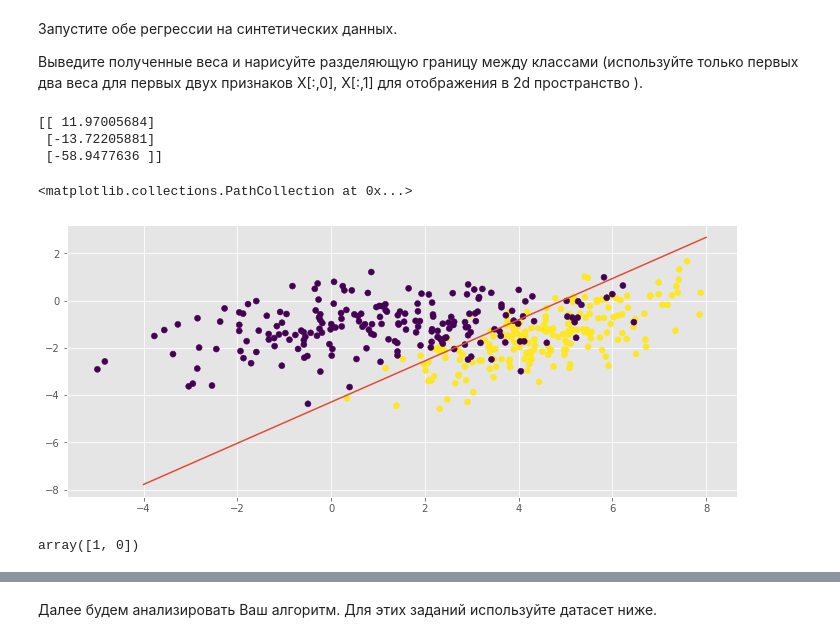
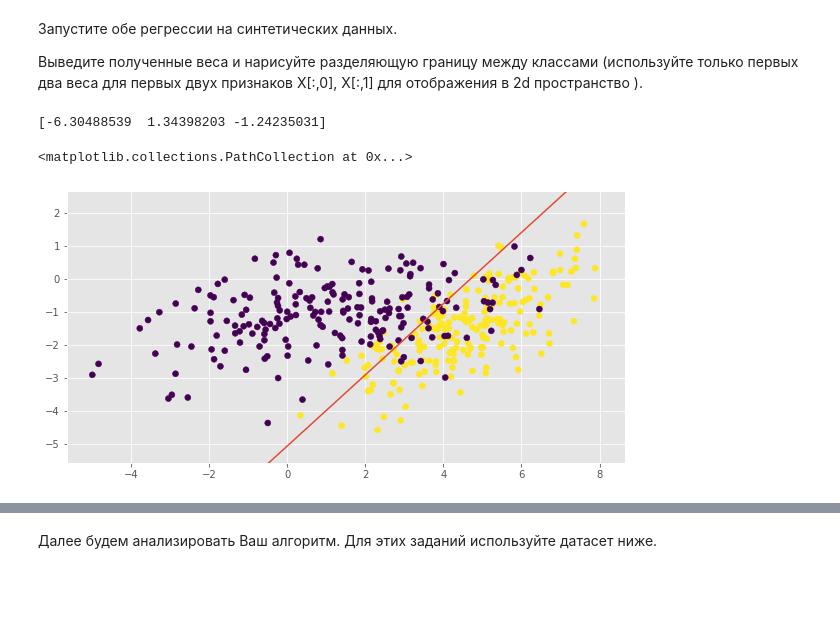
Before and after one commit to Mb-NextTime/msu_ml_spring_2022, a Jupyter notebook: 02/sulovyev_hw2.ipynb, the cells around one changed output, grey strips where cells are left out. Saved outputs shown, nothing was run; the diff lists cells and outputs as text; code cells hidden in the pictures; blank space fills up the shorter version.

```diff
--- a/02/sulovyev_hw2.ipynb
+++ b/02/sulovyev_hw2.ipynb
@@ -397,35 +444,33 @@ class MySGDClassifier(BaseEstimator, ClassifierMixin):
 Выведите полученные веса и нарисуйте разделяющую границу между классами (используйте только первых два веса для первых двух признаков X[:,0], X[:,1] для отображения в 2d пространство ).
 # %%
 def plot_decision_boundary(clf):
-    print(clf.theta)
+    print(clf.weights)
     args = np.array([-4., 8.])
-    vals = -(args * clf.theta.item(0) + clf.theta.item(2)) / clf.theta.item(1)
-    plt.plot(args, vals)
+    vals = -(args * clf.weights[1] + clf.weights[0]) / clf.weights[2]
+    ax.plot(args, vals)
 # %%
 np.random.seed(0)
 
 C1 = np.array([[0., -0.8], [1.5, 0.8]])
 C2 = np.array([[1., -0.7], [2., 0.7]])
 gauss1 = np.dot(np.random.randn(200, 2) + np.array([5, 3]), C1)
 gauss2 = np.dot(np.random.randn(200, 2) + np.array([1.5, 0]), C2)
 
 X = np.vstack([gauss1, gauss2])
 y = np.r_[np.ones(200), np.zeros(200)]
 
 clf = MySGDClassifier(batch_generator=batch_generator, model_type="log_reg")
 clf.fit(X, y)
 
+fig, ax = plt.subplots()
+fig.set_size_inches(10, 5)
+
+ax.set_ylim(X[:, 1].min() - 1, X[:, 1].max() + 1)
+
 plot_decision_boundary(clf)
 
-plt.scatter(X[:,0], X[:,1], c=y)
+ax.scatter(X[:,0], X[:,1], c=y)
 # %% [output]
-[[ 11.97005684]
- [-13.72205881]
- [-58.9477636 ]]
+[-6.30488539  1.34398203 -1.24235031]
 <matplotlib.collections.PathCollection at 0x...>
-[figure, old version]
+[figure, new version]
-# %%
-#clf.errors_log
-clf.predict(X)
-# %% [output]
-array([1, 0])
```
Also changed, not shown: parts of 5 cells of this notebook.
